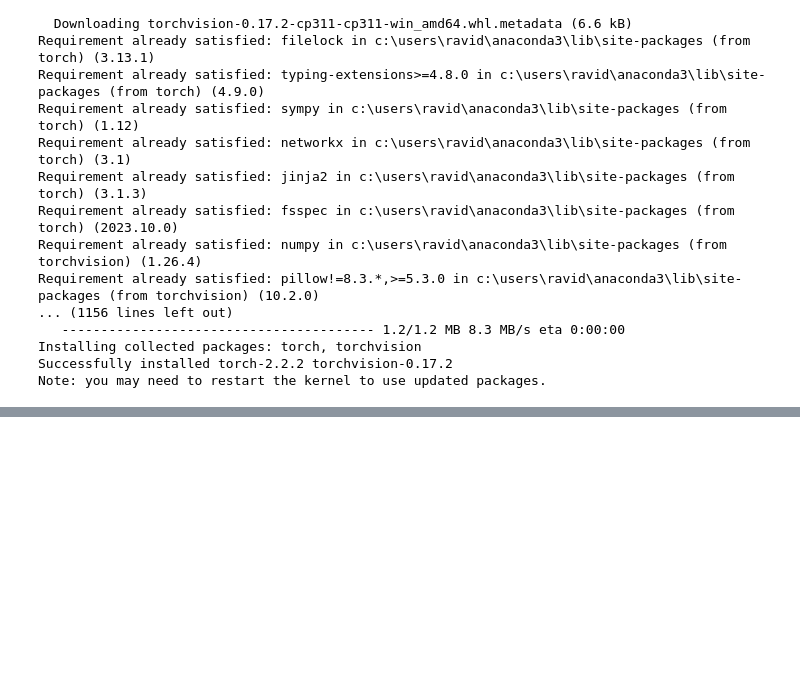
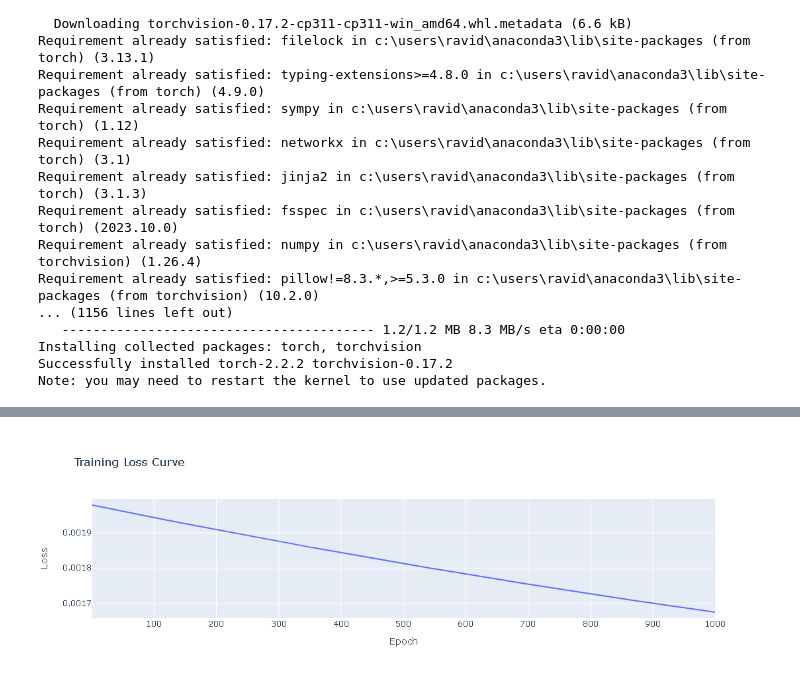
Before and after one commit to Aditya-professional-life/Gradient-Desent, a Jupyter notebook: Gradient Decent.ipynb, the cells around one changed output, grey strips where cells are left out. Saved outputs shown, nothing was run; the diff lists cells and outputs as text; code cells hidden in the pictures; blank space fills up the shorter version.

```diff
--- a/Gradient Decent.ipynb
+++ b/Gradient Decent.ipynb
@@ -86,0 +121,23 @@ model.train(X_train, labels)
+# %%
+
+import plotly.graph_objs as go
+
+
+# Example usage:
+X_train = torch.tensor([[0.1, 0.2], [0.3, 0.4]])  # Input data
+labels = torch.tensor([[0.8], [0.9]])  # Ground truth labels
+
+model = FNN()
+losses = model.train(X_train, labels)
+
+# Create an interactive loss curve using Plotly
+epoch_numbers = list(range(1, len(losses)+1))
+loss_trace = go.Scatter(x=epoch_numbers, y=losses, mode='lines', name='Loss')
+
+layout = go.Layout(title='Training Loss Curve',
+                   xaxis=dict(title='Epoch'),
+                   yaxis=dict(title='Loss'))
+
+fig = go.Figure(data=[loss_trace], layout=layout)
+fig.show()
+# %% [output]
@@ -86,0 +145 @@ model.train(X_train, labels)
+[figure, added]
```
Also changed, not shown: parts of 4 cells of this notebook.
